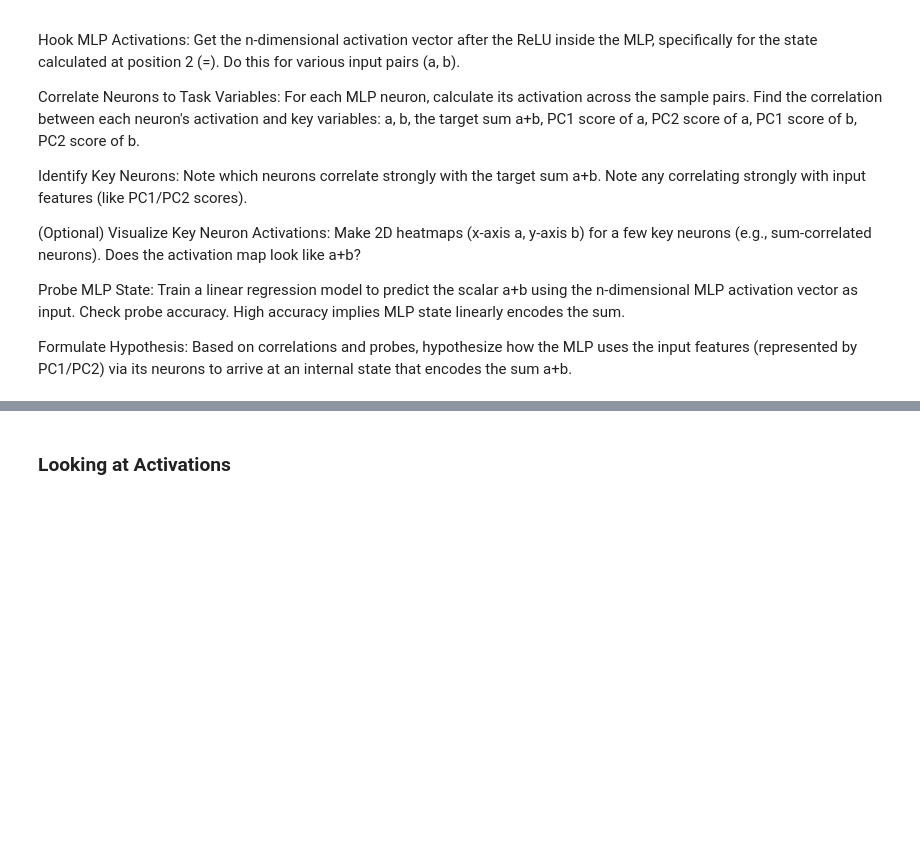
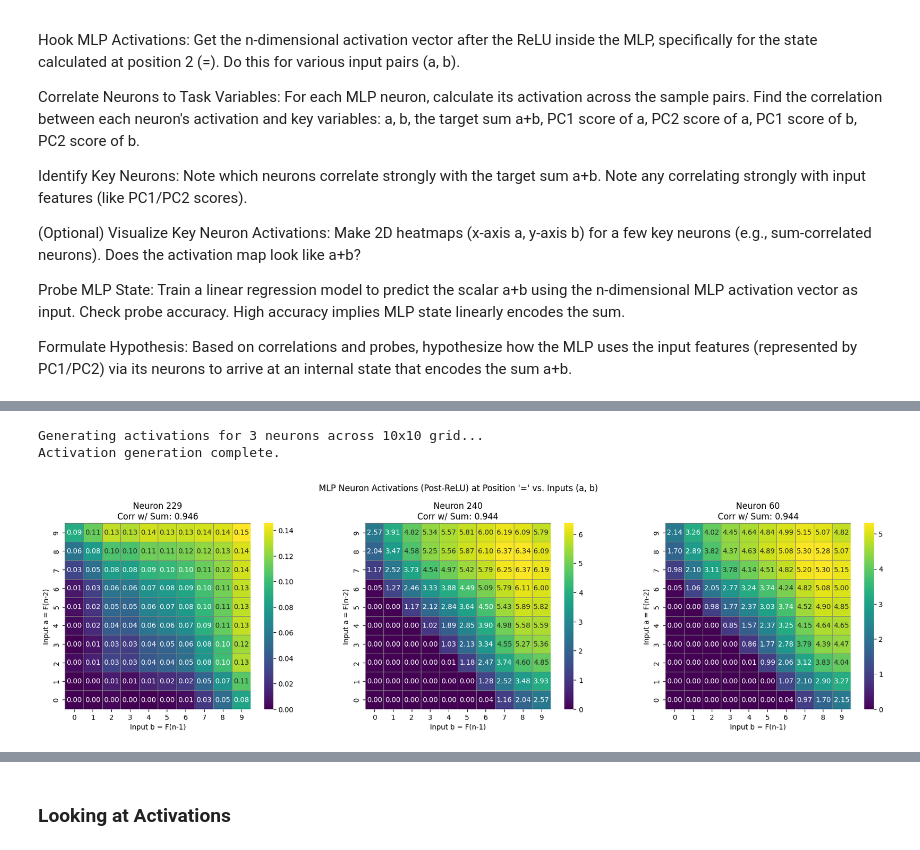
Before and after one commit to FranciscoHS/ai-safety-project-2025, a Jupyter notebook: grokking_fibonacci.ipynb, the cells around one changed output, grey strips where cells are left out. Drawn from its saved outputs; the diff is of its cells as text; code cells hidden in the pictures; blank space fills up the shorter version.

```diff
--- a/grokking_fibonacci.ipynb
+++ b/grokking_fibonacci.ipynb
@@ -503,0 +794,76 @@ Formulate Hypothesis: Based on correlations and probes, hypothesize how the MLP
+# %%
+import seaborn as sns
+
+equals_token_id = 10
+N = 10
+top_n_to_visualize = 3
+top_neuron_indices = indices_sorted_by_abs_corr[:top_n_to_visualize]
+mlp_hook_point_name = "blocks.0.mlp.hook_post" # Output AFTER ReLU
+
+# --- Data Storage ---
+# Create heatmaps initialized with NaN (or zero)
+neuron_activation_heatmaps = {
+    idx: np.full((N, N), np.nan) for idx in top_neuron_indices
+}
+captured_mlp_activation_storage = {} # Temporary storage during hook
+
+# --- Hook Function ---
+def capture_mlp_post_hook(activation: torch.Tensor, hook: 'HookPoint'):
+    """Captures MLP activation at position 2."""
+    captured_mlp_activation_storage['activation'] = activation[:, 2, :].detach().cpu()
+    return activation
+
+# --- Generate Activations ---
+print(f"Generating activations for {top_n_to_visualize} neurons across {N}x{N} grid...")
+model.eval() # Ensure model is in evaluation mode
+with torch.no_grad(): # No need to track gradients
+    for a in range(N):
+        for b in range(N):
+              input_tokens = torch.tensor([[a, b, equals_token_id]], dtype=torch.long)
+
+              # Clear previous capture
+              captured_mlp_activation_storage.clear()
+
+              # Run with hook
+              _ = model.run_with_hooks(
+                  input_tokens,
+                  fwd_hooks=[(mlp_hook_point_name, capture_mlp_post_hook)]
+              )
+
+              # Store the activations for the target neurons
+              if 'activation' in captured_mlp_activation_storage:
+                  full_activation_vector = captured_mlp_activation_storage['activation'][0] # Batch size 1
+                  for neuron_idx in top_neuron_indices:
+                      neuron_activation_heatmaps[neuron_idx][a, b] = full_activation_vector[neuron_idx].item()
+print("Activation generation complete.")
+
+# --- Plotting ---
+fig, axes = plt.subplots(1, top_n_to_visualize, figsize=(6 * top_n_to_visualize, 5))
+if top_n_to_visualize == 1: # Handle case of single subplot
+    axes = [axes]
+
+fig.suptitle("MLP Neuron Activations (Post-ReLU) at Position '=' vs. Inputs (a, b)")
+
+for i, neuron_idx in enumerate(top_neuron_indices):
+    ax = axes[i]
+    heatmap_data = neuron_activation_heatmaps[neuron_idx]
+    sns.heatmap(heatmap_data, annot=True, fmt=".2f", cmap="viridis", ax=ax,
+                linewidths=.5, linecolor='gray', cbar=True, square=True,
+                # Mask cells with NaN so they don't show color
+                mask=np.isnan(heatmap_data))
+    ax.set_title(f"Neuron {neuron_idx}\nCorr w/ Sum: {neuron_sum_correlations[neuron_idx]:.3f}")
+    ax.set_xlabel("Input b = F(n-1)")
+    ax.set_ylabel("Input a = F(n-2)")
+    # Set ticks to match input values
+    ax.set_xticks(np.arange(N) + 0.5)
+    ax.set_yticks(np.arange(N) + 0.5)
+    ax.set_xticklabels(np.arange(N))
+    ax.set_yticklabels(np.arange(N))
+    ax.invert_yaxis() # Convention often puts (0,0) at top-left for matrices
+
+plt.tight_layout(rect=[0, 0.03, 1, 0.95]) # Adjust layout to prevent title overlap
+plt.show()
+# %% [output]
+Generating activations for 3 neurons across 10x10 grid...
+Activation generation complete.
+[figure, added]
```
Also changed, not shown: parts of 33 cells of this notebook.
